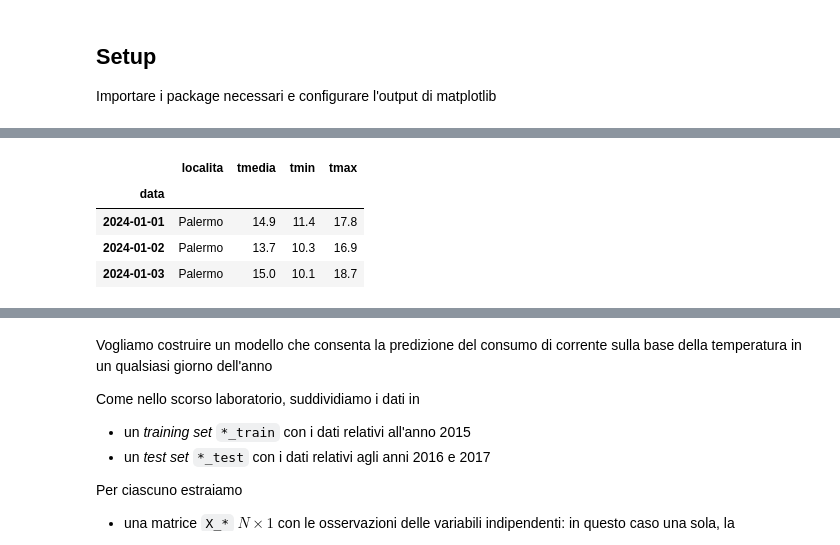
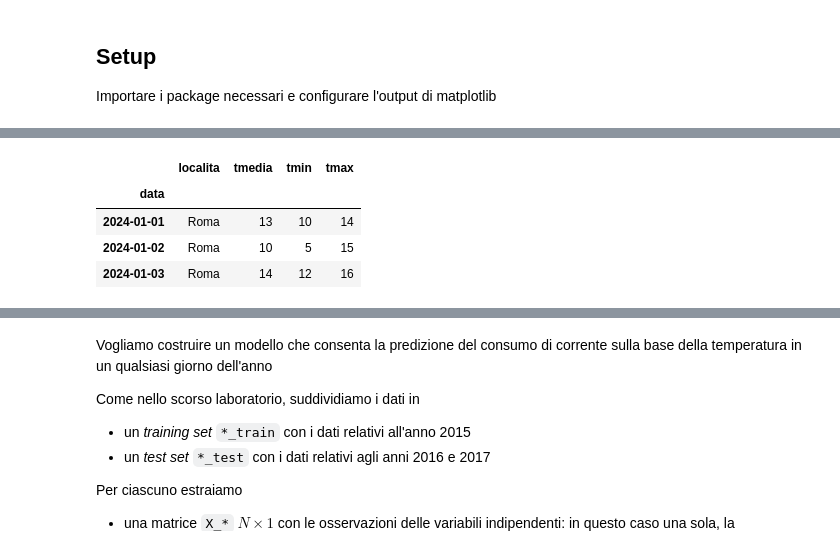
Before and after one commit to Piepaso/Italian-electricity-consumption-forecast, a Jupyter notebook: predizione-consumo-elettrico-Italia.ipynb, the cells around one changed output, grey strips where cells are left out. Drawn from its saved outputs; the diff is of its cells as text; code cells hidden in the pictures.

```diff
--- a/predizione-consumo-elettrico-Italia.ipynb
+++ b/predizione-consumo-elettrico-Italia.ipynb
@@ -18,0 +30,2 @@ import os
+# %%
+YEARS = [2020, 2021, 2022, 2023, 2024, 2025]
@@ -19,5 +75,5 @@ import os
 # %%
-def download_ilmeteo_data(cities, start_year, data_dir="weather_data"):
+def download_ilmeteo_data(cities, years, data_dir="weather_data"):
 
     BASE_URL = "https://www.ilmeteo.it/portale/archivio-meteo"
 
@@ -27,7 +83,6 @@ def download_ilmeteo_data(cities, start_year, data_dir="weather_data"):
     }
 
     today = datetime.today()
-    end_year = today.year
 
     # Create data directory if it doesn't exist
     os.makedirs(data_dir, exist_ok=True)
@@ -45,13 +100,12 @@ def download_ilmeteo_data(cities, start_year, data_dir="weather_data"):
 
     for city in cities:
         print(f"--- Processing data for {city} ---")
-        for year in range(start_year, end_year + 1):
+        for year in years:
             # Check if file already exists
             filename = f"{city}_{year}.csv"
             filepath = os.path.join(data_dir, filename)
 
             if os.path.exists(filepath):
-                print(f"Loading existing data for {city} {year} from {filepath}")
                 try:
                     year_df = pd.read_csv(filepath, index_col='data', parse_dates=['data'])
                     all_data[city][year] = year_df
@@ -65,7 +119,7 @@ def download_ilmeteo_data(cities, start_year, data_dir="weather_data"):
             print(f"Downloading data for {city} {year}")
             yearly_dfs = []
 
-            last_month = today.month if year == end_year else 12
+            last_month = today.month if year == today.year else 12
 
             for month in range(1, last_month + 1):
                 month_name = MONTH_NAMES[month]
@@ -125,9 +179,3 @@ def download_ilmeteo_data(cities, start_year, data_dir="weather_data"):
                 print(f"No data compiled for {city} for the year {year}.")
 
     return all_data
-
-if __name__ == '__main__':
-    CITIES_TO_DOWNLOAD = ["Milano", "Roma", "Palermo"]
-    START_YEAR = 2020
-
-    weather_data = download_ilmeteo_data(CITIES_TO_DOWNLOAD, START_YEAR)
@@ -151,0 +182,3 @@ Successfully downloaded and saved data for Palermo for the year 2025 to weather_
+# %%
+CITIES_TO_DOWNLOAD = ["Milano", "Roma", "Palermo"]
+weather_data = download_ilmeteo_data(CITIES_TO_DOWNLOAD, YEARS)
@@ -152,8 +203,8 @@ Successfully downloaded and saved data for Palermo for the year 2025 to weather_
 # %%
-weather_data['Palermo'][2024].head(3)
+weather_data['Roma'][2024].head(3)
 # %% [output]
 |  | localita | tmedia | tmin | tmax |
 | data |  |  |  |  |
-| 2024-01-01 | Palermo | 14.9 | 11.4 | 17.8 |
-| 2024-01-02 | Palermo | 13.7 | 10.3 | 16.9 |
-| 2024-01-03 | Palermo | 15.0 | 10.1 | 18.7 |
+| 2024-01-01 | Roma | 13 | 10 | 14 |
+| 2024-01-02 | Roma | 10 | 5 | 15 |
+| 2024-01-03 | Roma | 14 | 12 | 16 |
```
Also changed, not shown: parts of 24 cells of this notebook, 6 other files.
